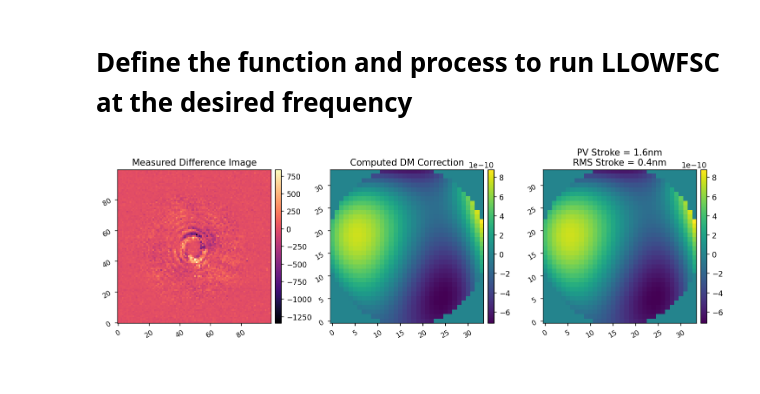
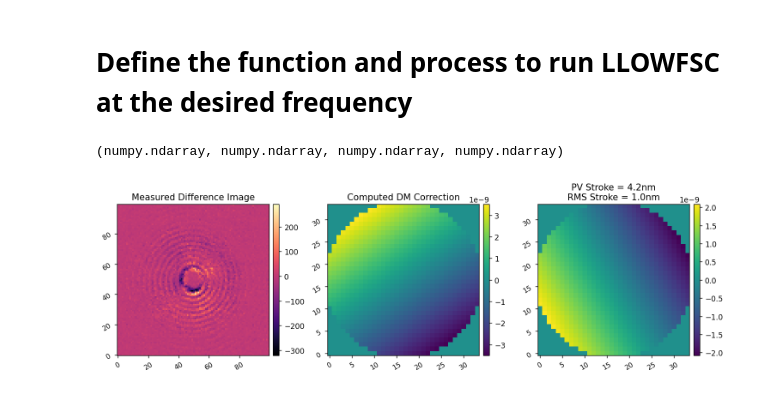
Before and after one commit to uasal/scoob-interface, a Jupyter notebook: notebooks/scoobi_demo_llowfsc.ipynb, the cells around one changed output. Cells and saved outputs as stored; diff of their text form; code cells hidden in the pictures.

```diff
--- a/notebooks/scoobi_demo_llowfsc.ipynb
+++ b/notebooks/scoobi_demo_llowfsc.ipynb
@@ -51,6 +67,6 @@ I = scoobi.SCOOBI(scicam_channel='camsci', locam_channel='nsvcam', dm_channel='d
 # %%
 I.x_shift_locam = 8
-I.y_shift_locam = 1
+I.y_shift_locam = 2
 I.Nframes_locam = 5
 
 I.att_ref = 0
@@ -61,6 +77,7 @@ I.att = 0
 I.texp_locam = 0.0001
 I.gain_locam = 120
 I.return_ni_locam = True
+I.subtract_dark_locam = True
 
 ref_im = I.stack_locam()
 imshow1(ref_im, grid=True, pxscl=1, lognorm=True)
@@ -69,6 +90,6 @@ imshow1(ref_im, grid=True, pxscl=1, lognorm=True)
 # %%
 irad = 2
-orad = 80
-control_mask = lina.utils.create_annular_focal_plane_mask(I.nlocam, 1, irad, orad, edge=None)
+orad = 35
+control_mask = ensure_np_array(lina.utils.create_annular_focal_plane_mask(I.nlocam, 1, irad, orad, edge=None))
 
-imshow2(control_mask, ref_im * control_mask)
+imshow2(control_mask, ref_im * control_mask, grid=True, pxscl=1, lognorm2=True)
@@ -75,7 +98,10 @@ imshow2(control_mask, ref_im * control_mask)
 # %% [markdown]
 # Perform the calibration for LLOWFSC
 # %%
-Nmodes = 9
+Nmodes = 2
 dm_zernikes = lina.utils.create_zernike_modes(I.dm_mask, nmodes=Nmodes, remove_modes=1)
-imshow1(dm_zernikes[2])
+imshow1(dm_zernikes[1])
+
+calib_modes = copy.copy(ensure_np_array(dm_zernikes))
+modal_matrix = calib_modes.reshape(Nmodes, I.Nact**2).T
 # %% [output]
@@ -86,9 +112,8 @@ reload(lina.llowfsc)
 I.reset_dm()
 I.Nframes_locam = 5
 I.return_ni_locam = True
-I.dm_delay = 0.05
+I.dm_delay = 0.001
+print(I.dm_delay)
 
-calib_modes = copy.copy(ensure_np_array(dm_zernikes))
-
-response_matrix = lina.llowfsc.calibrate(I, calib_modes, control_mask, amps=10e-9)
+response_matrix = lina.llowfsc.calibrate(I, calib_modes, control_mask, amps=10e-9, plot=True)
 # %% [output]
@@ -199,10 +213,14 @@ reload(scoobi)
 scoobi.stop_kilo_mod(client0)
 # %% [markdown]
 # Define the function and process to run LLOWFSC at the desired frequency
+# %%
+type(ref_im), type(control_matrix), type(calib_modes), type(control_mask)
+# %% [output]
+(numpy.ndarray, numpy.ndarray, numpy.ndarray, numpy.ndarray)
 # %%
 reload(lina.llowfsc)
-lina.llowfsc.run_llowfsc_iteration(I, ref_im, control_matrix, calib_modes, control_mask, plot=True)
+lina.llowfsc.run_llowfsc_iteration(I, ref_im, control_matrix, modal_matrix, control_mask, thresh=[2e-9, 2e-9], plot=True)
 # %% [output]
-[figure, old version]
+[figure, new version]
 # %%
 I.zero_dm()
```
Also changed, not shown: parts of 26 cells of this notebook, 2 other files.
